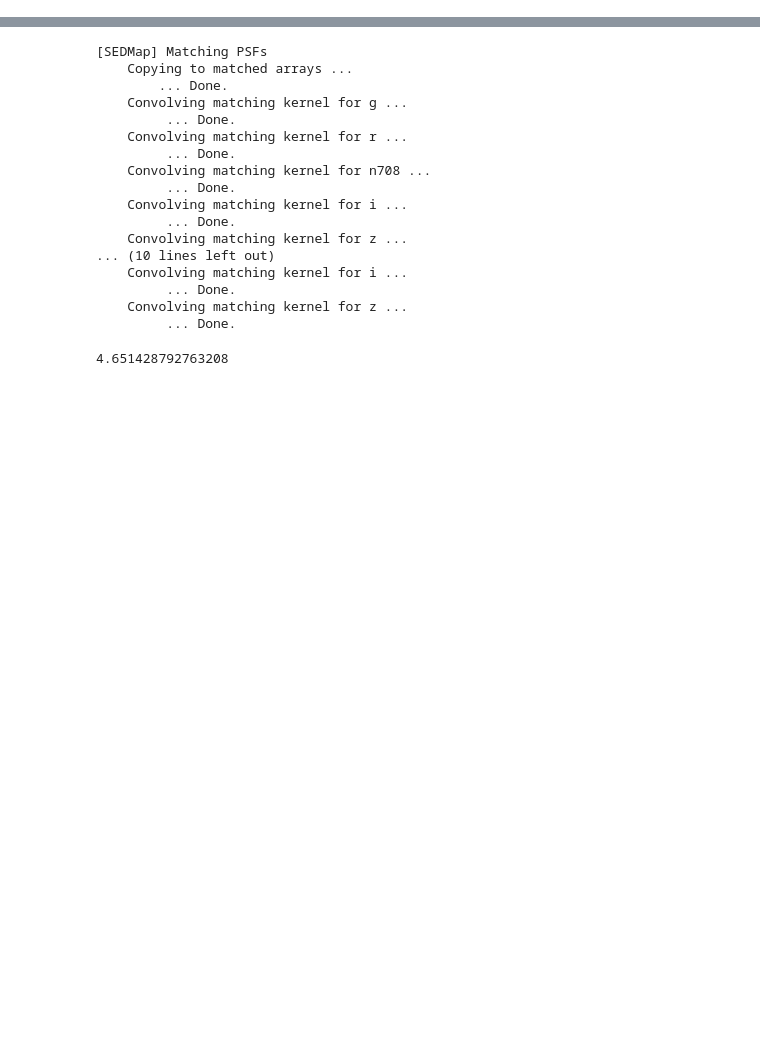
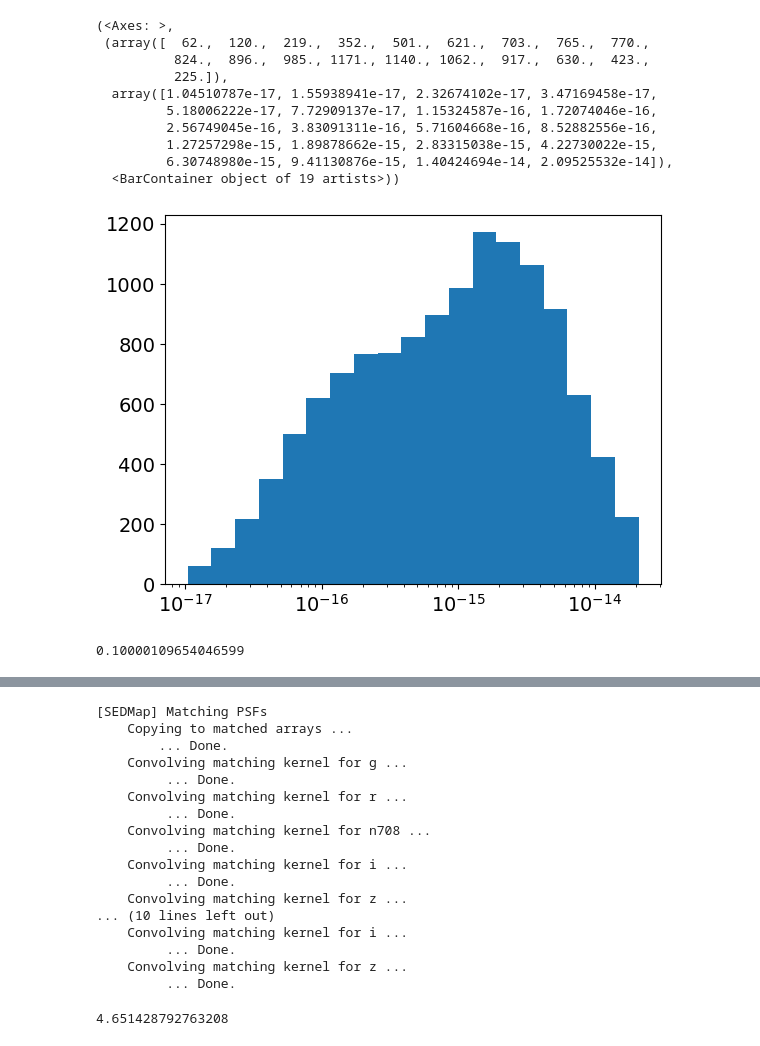
Before and after one commit to ekadofong/pieridae, a Jupyter notebook: notebooks/PixelEmission.ipynb, the cells around one changed output, grey strips where cells are left out. Saved outputs shown, nothing was run; the diff lists cells and outputs as text; code cells hidden in the pictures; blank space fills up the shorter version.

```diff
--- a/notebooks/PixelEmission.ipynb
+++ b/notebooks/PixelEmission.ipynb
@@ -115,0 +141,14 @@ oiii_excess[['RA','DEC']].to_csv('../../pixel_excess/scripts/oiii_excess.txt', i
+# %%
+ek.hist(catalog.loc[has_zspec, 'F_Ha_obs'], bintype='log')
+# %% [output]
+(<Axes: >,
+ (array([  62.,  120.,  219.,  352.,  501.,  621.,  703.,  765.,  770.,
+          824.,  896.,  985., 1171., 1140., 1062.,  917.,  630.,  423.,
+          225.]),
+  array([1.04510787e-17, 1.55938941e-17, 2.32674102e-17, 3.47169458e-17,
+         5.18006222e-17, 7.72909137e-17, 1.15324587e-16, 1.72074046e-16,
+         2.56749045e-16, 3.83091311e-16, 5.71604668e-16, 8.52882556e-16,
+         1.27257298e-15, 1.89878662e-15, 2.83315038e-15, 4.22730022e-15,
+         6.30748980e-15, 9.41130876e-15, 1.40424694e-14, 2.09525532e-14]),
+  <BarContainer object of 19 artists>))
+[figure, added]
@@ -115,0 +157,4 @@ oiii_excess[['RA','DEC']].to_csv('../../pixel_excess/scripts/oiii_excess.txt', i
+# %%
+catalog['pz'].min()
+# %% [output]
+0.10000109654046599
```
Also changed, not shown: parts of 11 cells of this notebook, 3 other files.
